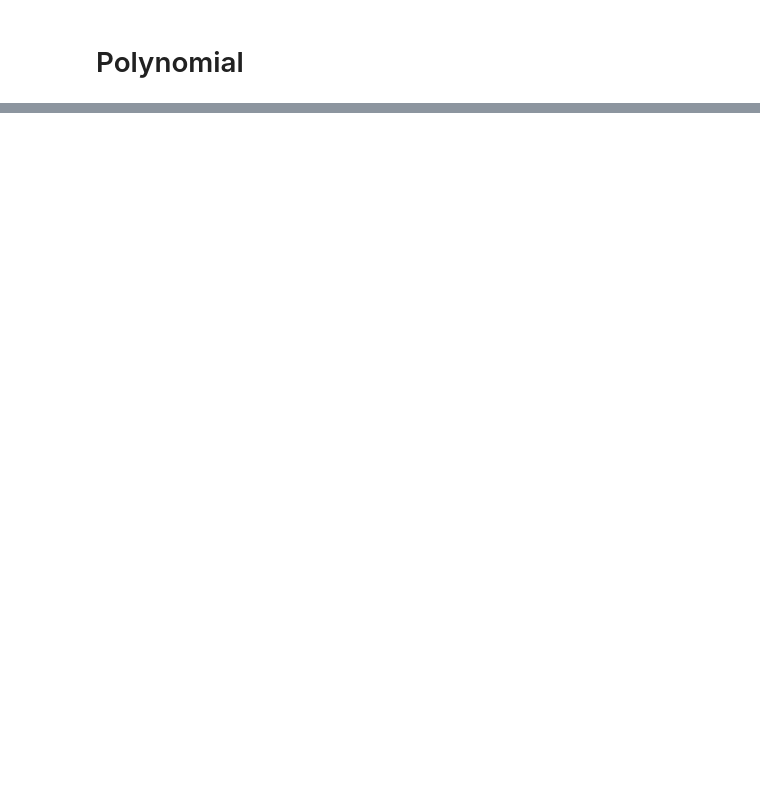
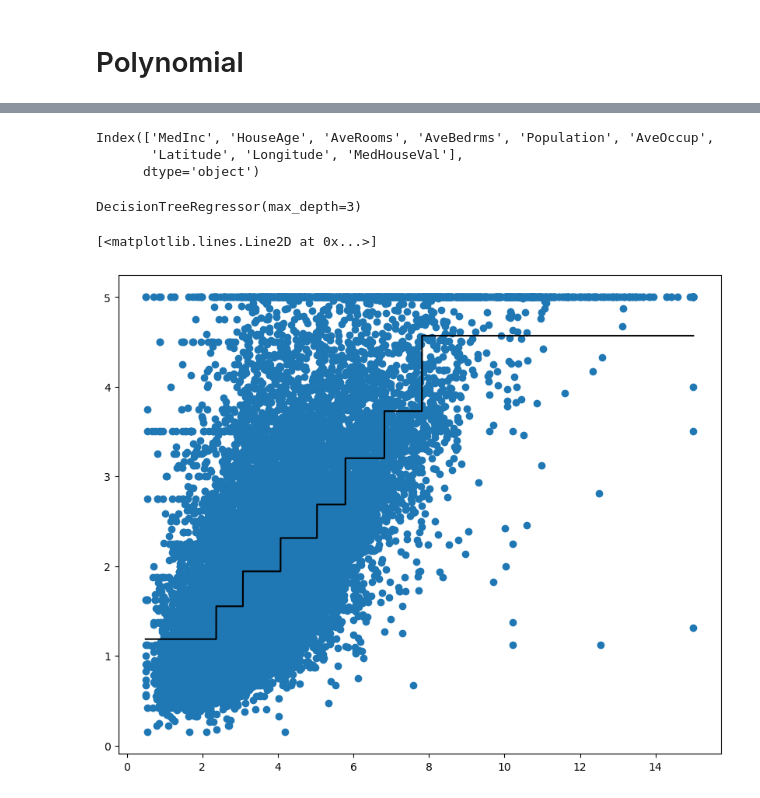
Before and after one commit to CHERUGAD/Machine_learning, a Jupyter notebook: polynomial.ipynb, the cells around one changed output, grey strips where cells are left out. Drawn from its saved outputs; the diff is of its cells as text; code cells hidden in the pictures; blank space fills up the shorter version.

Commit message:
Decision tree , Randomforest and the AdaBoost are trained

```diff
--- a/polynomial.ipynb
+++ b/polynomial.ipynb
@@ -66,0 +111,23 @@ plt.plot(x, y_prd)
+# %%
+df.columns
+# %% [output]
+Index(['MedInc', 'HouseAge', 'AveRooms', 'AveBedrms', 'Population', 'AveOccup',
+       'Latitude', 'Longitude', 'MedHouseVal'],
+      dtype='object')
+# %%
+x = df[['MedInc']].values
+# %%
+tree  = DecisionTreeRegressor(max_depth= 3)
+# %%
+tree.fit(x, y)
+# %% [output]
+DecisionTreeRegressor(max_depth=3)
+# %%
+sort_indx = x.flatten().argsort()
+# %%
+plt.figure(figsize= (10,8))
+plt.scatter(x[sort_indx], y[sort_indx] )
+plt.plot(x[sort_indx], tree.predict(x[sort_indx] ), c ='k')
+# %% [output]
+[<matplotlib.lines.Line2D at 0x...>]
+[figure, added]
```
Also changed, not shown: parts of 13 cells of this notebook.
